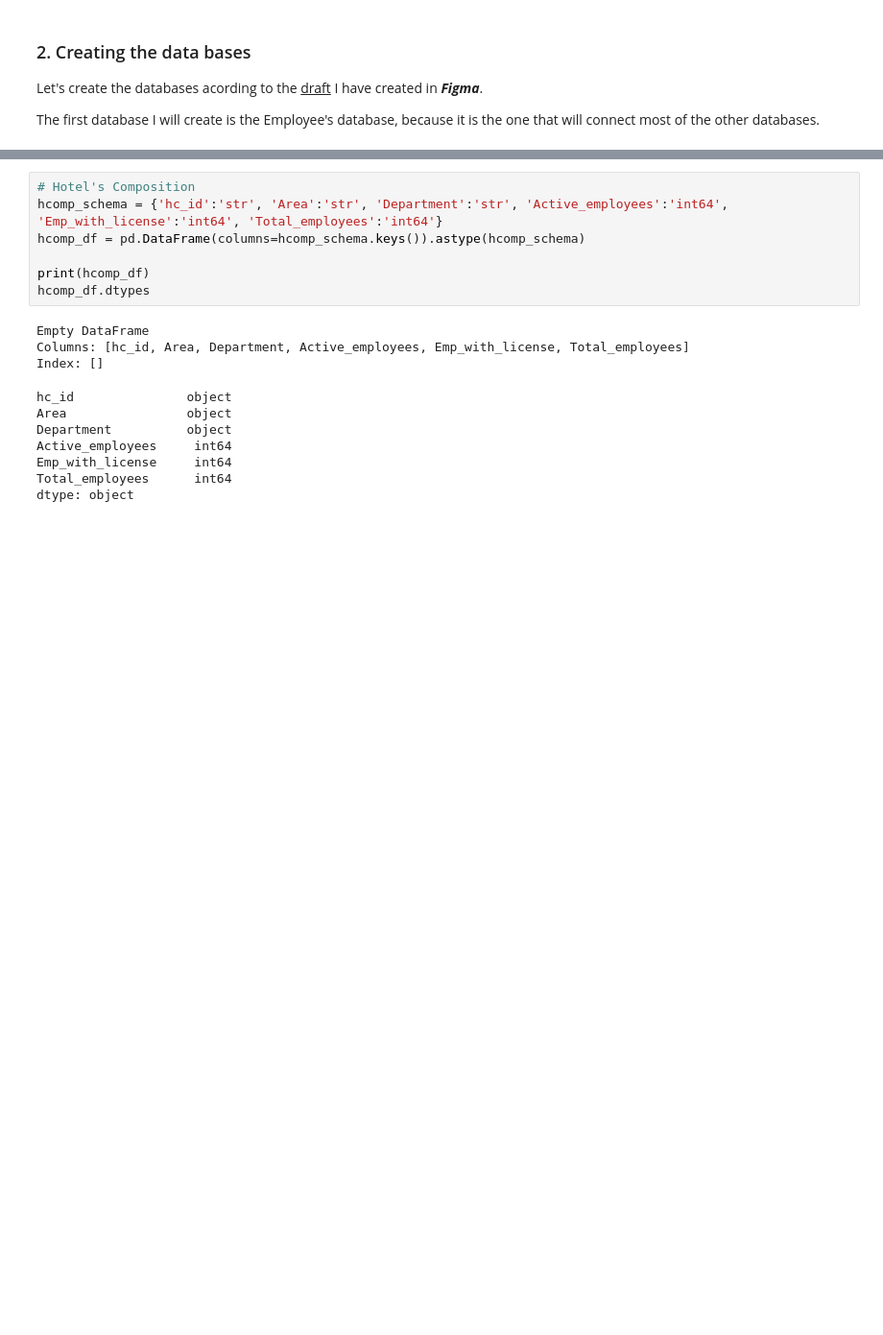
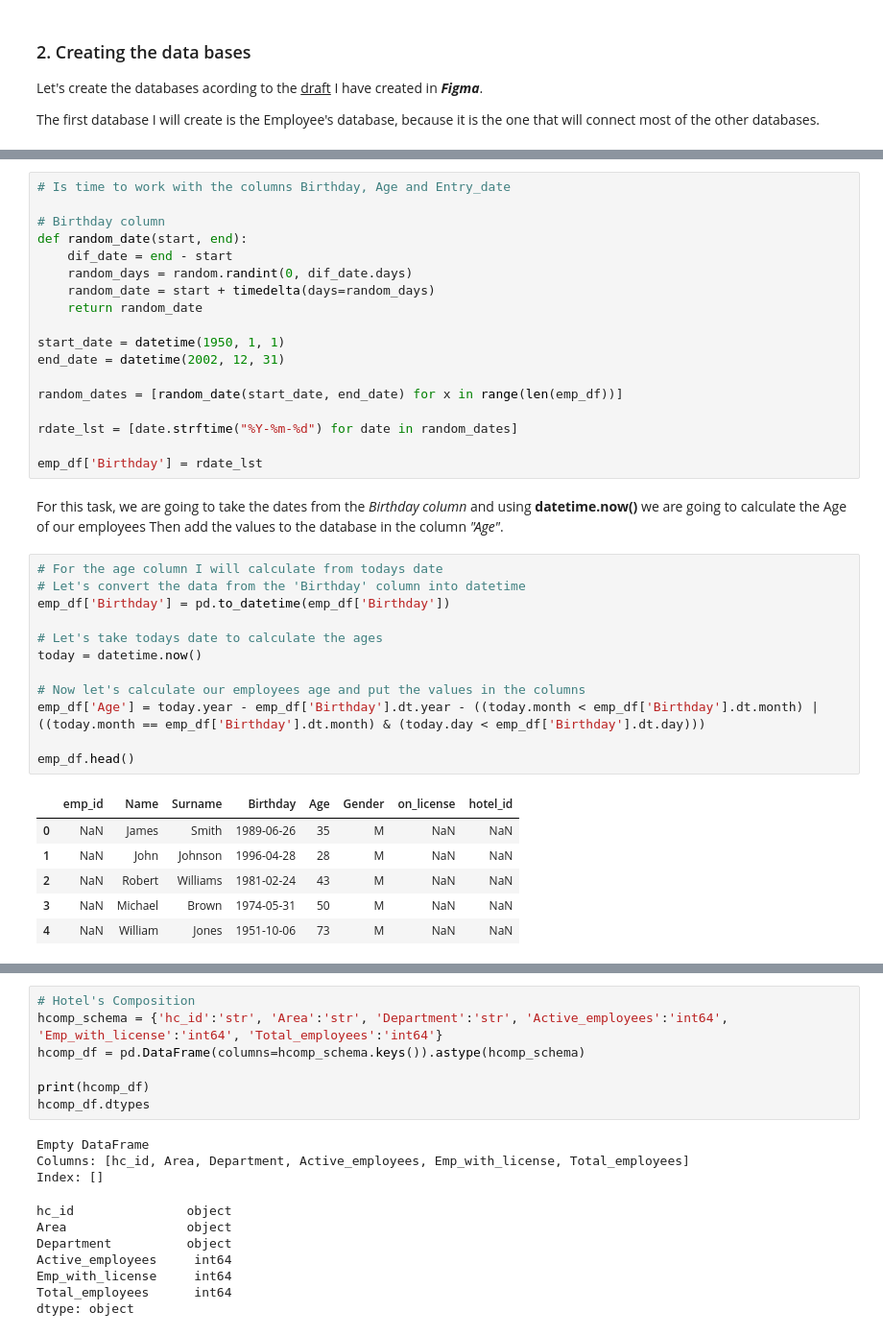
Before and after one commit to nachogalasso/da_python, a Jupyter notebook: hotel_hranalytics/databases.ipynb, the cells around one changed output, grey strips where cells are left out. Shown: that part at 96% size. Drawn from its saved outputs; the diff is of its cells as text; blank space fills up the shorter version.

```diff
--- a/hotel_hranalytics/databases.ipynb
+++ b/hotel_hranalytics/databases.ipynb
@@ -125,0 +141,39 @@ print(gender.count('M'), gender.count('F'))
+# %%
+# Is time to work with the columns Birthday, Age and Entry_date
+
+# Birthday column
+def random_date(start, end):
+    dif_date = end - start
+    random_days = random.randint(0, dif_date.days)
+    random_date = start + timedelta(days=random_days)
+    return random_date
+
+start_date = datetime(1950, 1, 1)
+end_date = datetime(2002, 12, 31)
+
+random_dates = [random_date(start_date, end_date) for x in range(len(emp_df))]
+
+rdate_lst = [date.strftime("%Y-%m-%d") for date in random_dates]
+
+emp_df['Birthday'] = rdate_lst
+# %% [markdown]
+<p>For this task, we are going to take the dates from the <i>Birthday column</i> and using <b>datetime.now()</b> we are going to calculate the Age of our employees Then add the values to the database in the column <i>"Age"</i>.</p>
+# %%
+# For the age column I will calculate from todays date
+# Let's convert the data from the 'Birthday' column into datetime
+emp_df['Birthday'] = pd.to_datetime(emp_df['Birthday'])
+
+# Let's take todays date to calculate the ages
+today = datetime.now()
+
+# Now let's calculate our employees age and put the values in the columns
+emp_df['Age'] = today.year - emp_df['Birthday'].dt.year - ((today.month < emp_df['Birthday'].dt.month) | ((today.month == emp_df['Birthday'].dt.month) & (today.day < emp_df['Birthday'].dt.day)))
+
+emp_df.head()
+# %% [output]
+|  | emp_id | Name | Surname | Birthday | Age | Gender | on_license | hotel_id |
+| 0 | NaN | James | Smith | 1989-06-26 | 35 | M | NaN | NaN |
+| 1 | NaN | John | Johnson | 1996-04-28 | 28 | M | NaN | NaN |
+| 2 | NaN | Robert | Williams | 1981-02-24 | 43 | M | NaN | NaN |
+| 3 | NaN | Michael | Brown | 1974-05-31 | 50 | M | NaN | NaN |
+| 4 | NaN | William | Jones | 1951-10-06 | 73 | M | NaN | NaN |
```
Also changed, not shown: parts of 14 cells of this notebook, 1 other file.
